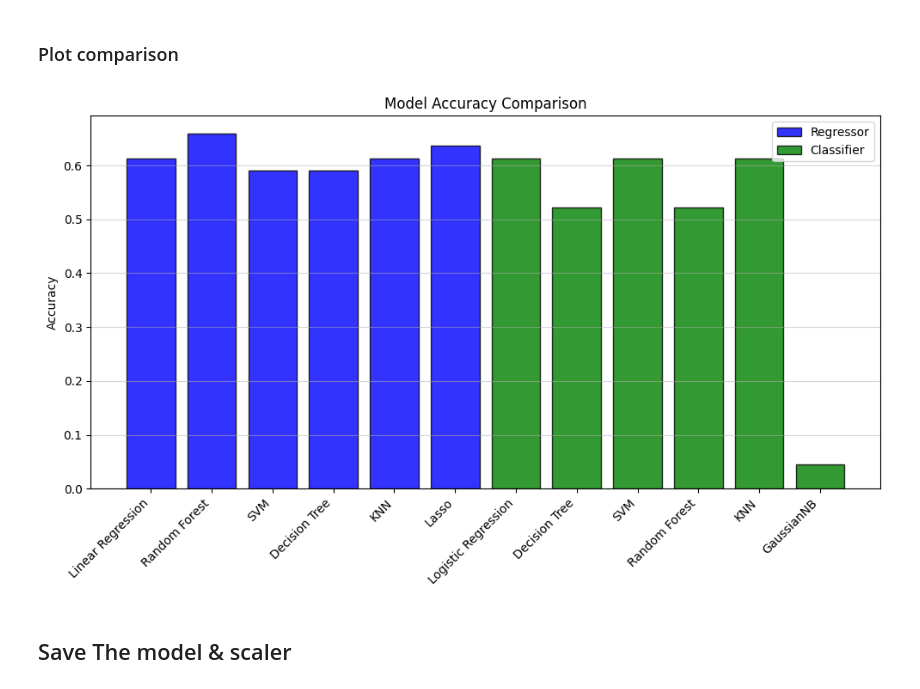
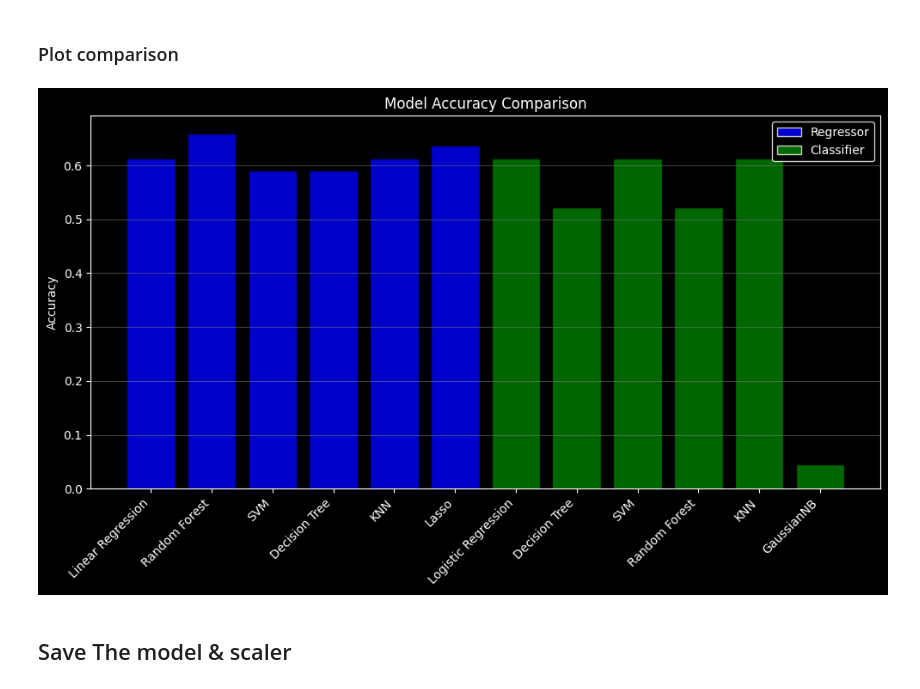
Before and after one commit to JuaniSimieli/F1-Predictions, a Jupyter notebook: ML-modelling/ml_model.ipynb, the cells around one changed output. Drawn from its saved outputs; the diff is of its cells as text; code cells hidden in the pictures.

```diff
--- a/ML-modelling/ml_model.ipynb
+++ b/ML-modelling/ml_model.ipynb
@@ -587,34 +587,37 @@ print(cla_models_accuracy)
 # %% [markdown]
 ### Plot comparison
 # %%
+plt.style.use('dark_background')
+
 # Combine both DataFrames into one for easier plotting
 reg_models_accuracy['type'] = 'Regressor'
 cla_models_accuracy['type'] = 'Classifier'
 combined_df = pd.concat([reg_models_accuracy, cla_models_accuracy])
 
 x_labels = combined_df['model_name'].values
 x_indices = np.arange(len(x_labels))
 bar_colors = combined_df['type'].map({'Regressor': 'blue', 'Classifier': 'green'})
 
 plt.figure(figsize=(10, 6))
 plt.bar(x_indices, combined_df['accuracy'], color=bar_colors, alpha=0.8, edgecolor='black')
 
-plt.xticks(x_indices, x_labels, rotation=45, ha='right', fontsize=10)
-plt.ylabel('Accuracy')
-plt.title('Model Accuracy Comparison')
+plt.xticks(x_indices, x_labels, rotation=45, ha='right', fontsize=10, color='white')
+plt.ylabel('Accuracy', color='white')
+plt.title('Model Accuracy Comparison', color='white')
 
 handles = [
-    plt.Rectangle((0, 0), 1, 1, facecolor='blue', alpha=0.8, edgecolor='black', label='Regressor'),
-    plt.Rectangle((0, 0), 1, 1, facecolor='green', alpha=0.8, edgecolor='black', label='Classifier')
+    plt.Rectangle((0, 0), 1, 1, facecolor='blue', alpha=0.8, edgecolor='white', label='Regressor'),
+    plt.Rectangle((0, 0), 1, 1, facecolor='green', alpha=0.8, edgecolor='white', label='Classifier')
 ]
-plt.legend(handles=handles, loc='upper right')
+plt.legend(handles=handles, loc='upper right', facecolor='black', edgecolor='white')
 
-plt.grid(axis='y', linestyle='-', alpha=0.5)
+plt.grid(axis='y', linestyle='-', alpha=0.5, color='gray')
 
 plt.tight_layout()
+plt.savefig('Images/model_accuracy.png', dpi=300, bbox_inches='tight')
 plt.show()
 # %% [output]
-[figure, old version]
+[figure, new version]
 # %% [markdown]
 ## Save The model & scaler
 # %%
```
Also changed, not shown: parts of 1 cell of this notebook, 10 other files.
